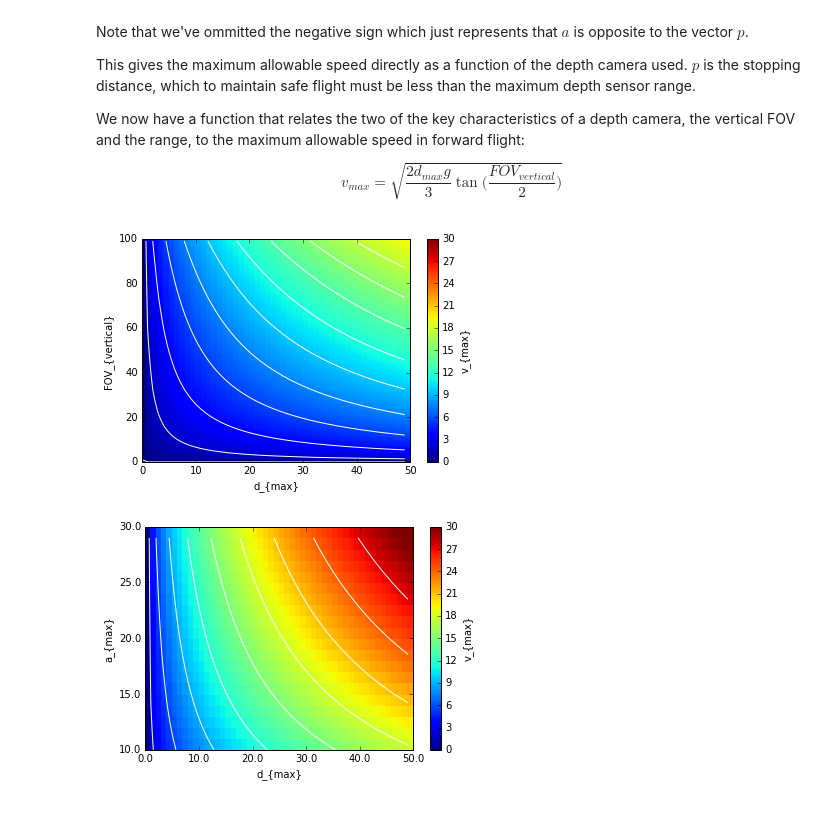
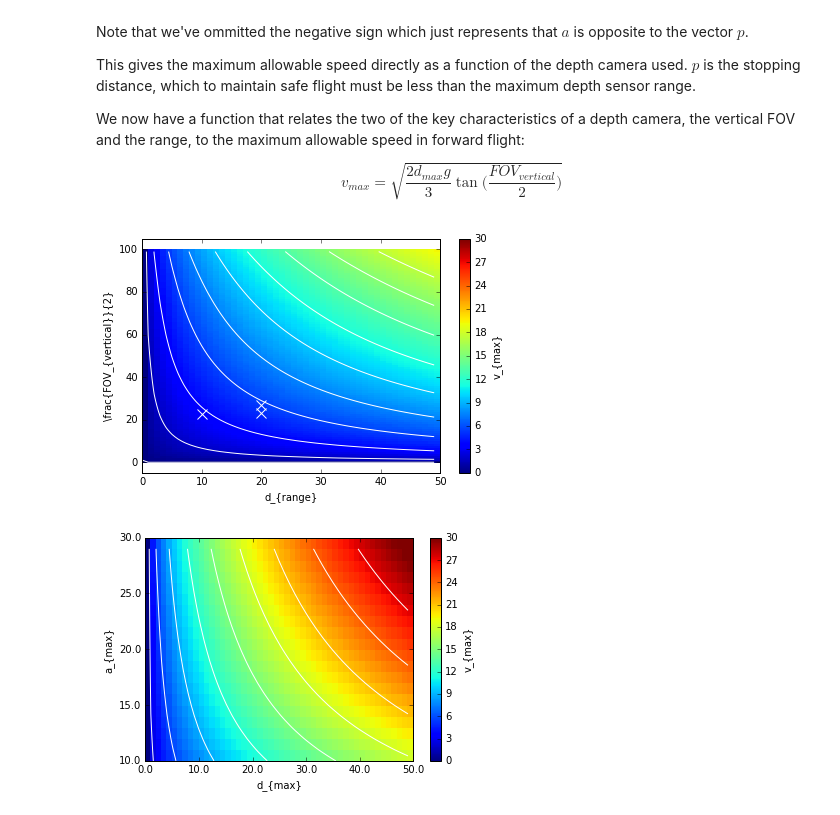
Before and after one commit to peteflorence/analysis-nanomap, a Jupyter notebook: Why memory.ipynb, the cells around one changed output. Saved outputs shown, nothing was run; the diff lists cells and outputs as text; code cells hidden in the pictures.

Commit message:
superposition of sensors!

```diff
--- a/Why memory.ipynb
+++ b/Why memory.ipynb
@@ -21,33 +21,43 @@ $$ v_{max} = \sqrt{ \frac{2 d_{max} g}{3}\tan\bigg( \frac{FOV_{vertical}}{2} \bi
 # %%
 import numpy as np
 import numpy.random
 import matplotlib.pyplot as plt
+%matplotlib inline
 
 def f(dmax,fov_vertical):
     fov_vertical = fov_vertical * np.pi/180.0
     return np.sqrt(2*dmax*9.8/3*np.tan(fov_vertical/2))
 
 # dmax
 xmin = 0
 xmax = 50
 
 # fov_vertical
 ymin = 0
 ymax = 100
 
 z = numpy.array([[f(x, y) for x in range(xmin,xmax)] for y in range(ymin,ymax)])
 
 plt.pcolormesh(z, vmin=0, vmax=30)
 plt.colorbar(label='v_{max}')
 curves = 10
 m = max([max(row) for row in z])
 levels = numpy.arange(0, m, (1 / float(curves)) * m)
 plt.contour(z, colors="white", levels=levels)
-plt.xlabel('d_{max}')
-plt.ylabel('FOV_{vertical}')
+plt.xlabel(r'd_{range}')
+plt.ylabel(r'\frac{FOV_{vertical}}{2}')
+sensor_data_x = [10,20,20] # xtion, realsense r200, zed
+sensor_data_y = [45,46,54]
+for i,v in enumerate(sensor_data_y):
+    sensor_data_y[i] = v/2.0
+plt.scatter(sensor_data_x,sensor_data_y,marker='x',color='white',s=100)
+axes = plt.gca()
+axes.set_xlim([0,50])
+plt.tight_layout()
+plt.savefig('sensors.pdf')
 plt.show()
 # %% [output]
-[figure, old version]
+[figure, new version]
 # %%
 def f2(dmax,amax):
     return np.sqrt(2*dmax*amax/3)
```
Also changed, not shown: parts of 3 cells of this notebook.
